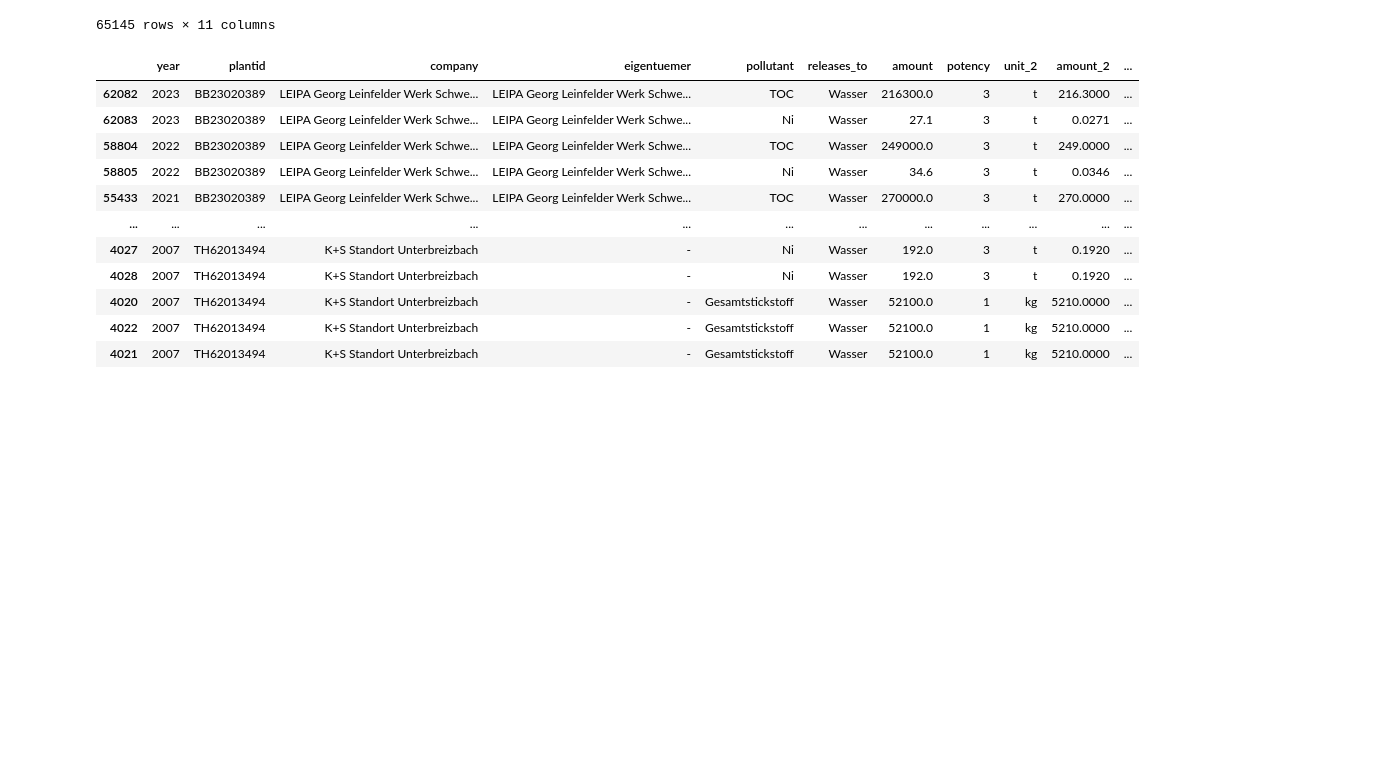
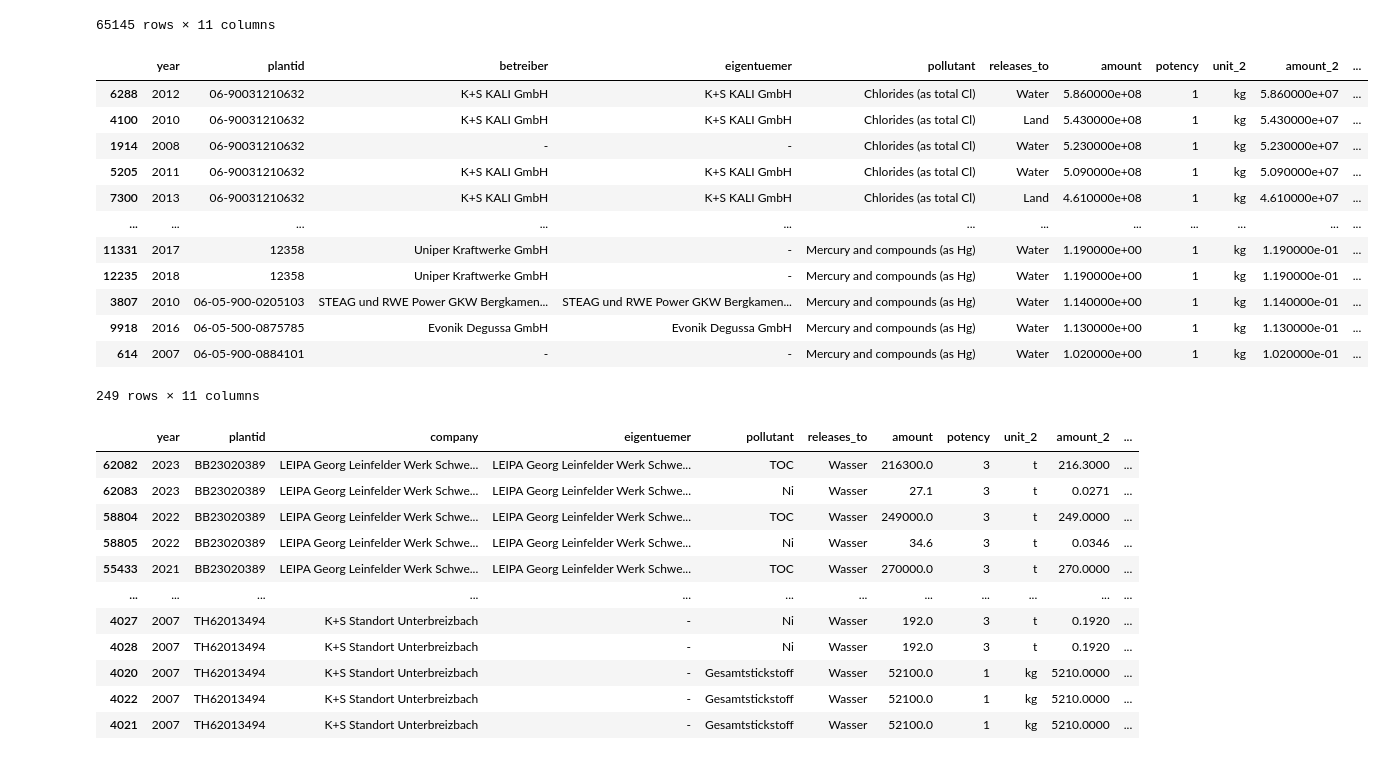
Before and after one commit to sidietz/plantwatch-data, a Jupyter notebook: pollution/pollution_v2.ipynb, the cells around one changed output. Drawn from its saved outputs; the diff is of its cells as text; code cells hidden in the pictures; blank space fills up the shorter version.

```diff
--- a/pollution/pollution_v2.ipynb
+++ b/pollution/pollution_v2.ipynb
@@ -437,6 +437,22 @@ new71
 m1 = raw6.duplicated(['year', 'pollutant', 'plantid', 'releases_to'])
 m2 = raw6.duplicated(['year', 'pollutant', 'plantid'])
 m3 = raw6.duplicated(['year', 'pollutant', 'plantid', 'releases_to'])
+# %%
+raw6.loc[m2]
+# %% [output]
+|  | year | plantid | betreiber | eigentuemer | pollutant | releases_to | amount | potency | unit_2 | amount_2 | ... |
+| 6288 | 2012 | 06-90031210632 | K+S KALI GmbH | K+S KALI GmbH | Chlorides (as total Cl) | Water | 5.860000e+08 | 1 | kg | 5.860000e+07 | ... |
+| 4100 | 2010 | 06-90031210632 | K+S KALI GmbH | K+S KALI GmbH | Chlorides (as total Cl) | Land | 5.430000e+08 | 1 | kg | 5.430000e+07 | ... |
+| 1914 | 2008 | 06-90031210632 | - | - | Chlorides (as total Cl) | Water | 5.230000e+08 | 1 | kg | 5.230000e+07 | ... |
+| 5205 | 2011 | 06-90031210632 | K+S KALI GmbH | K+S KALI GmbH | Chlorides (as total Cl) | Water | 5.090000e+08 | 1 | kg | 5.090000e+07 | ... |
+| 7300 | 2013 | 06-90031210632 | K+S KALI GmbH | K+S KALI GmbH | Chlorides (as total Cl) | Land | 4.610000e+08 | 1 | kg | 4.610000e+07 | ... |
+| ... | ... | ... | ... | ... | ... | ... | ... | ... | ... | ... | ... |
+| 11331 | 2017 | 12358 | Uniper Kraftwerke GmbH | - | Mercury and compounds (as Hg) | Water | 1.190000e+00 | 1 | kg | 1.190000e-01 | ... |
+| 12235 | 2018 | 12358 | Uniper Kraftwerke GmbH | - | Mercury and compounds (as Hg) | Water | 1.190000e+00 | 1 | kg | 1.190000e-01 | ... |
+| 3807 | 2010 | 06-05-900-0205103 | STEAG und RWE Power GKW Bergkamen... | STEAG und RWE Power GKW Bergkamen... | Mercury and compounds (as Hg) | Water | 1.140000e+00 | 1 | kg | 1.140000e-01 | ... |
+| 9918 | 2016 | 06-05-500-0875785 | Evonik Degussa GmbH | Evonik Degussa GmbH | Mercury and compounds (as Hg) | Water | 1.130000e+00 | 1 | kg | 1.130000e-01 | ... |
+| 614 | 2007 | 06-05-900-0884101 | - | - | Mercury and compounds (as Hg) | Water | 1.020000e+00 | 1 | kg | 1.020000e-01 | ... |
+249 rows × 11 columns
 # %%
 raw7 = raw6.sort_values(['plantid', 'year', 'potency'], ascending=[True, False, False])
 new7 = new71.sort_values(['plantid', 'year', 'potency'], ascending=[True, False, False])
```
Also changed, not shown: parts of 5 cells of this notebook, 9 other files.
